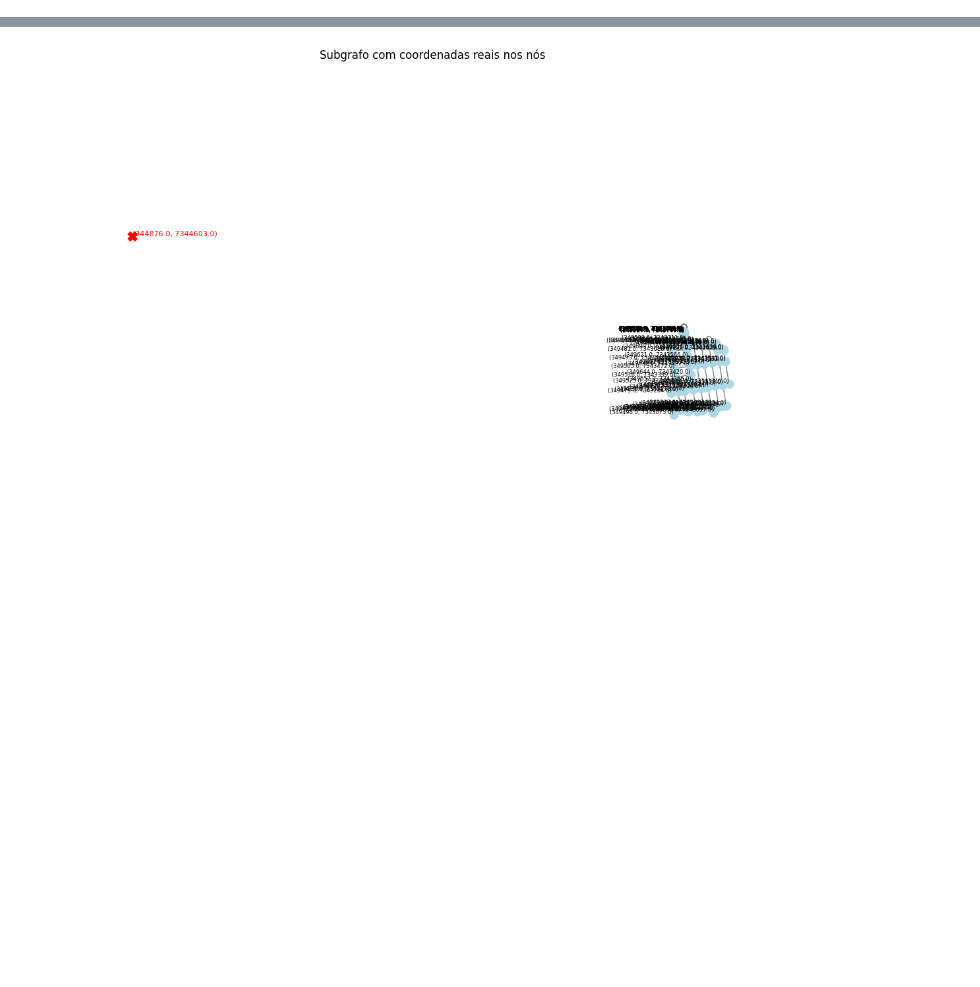
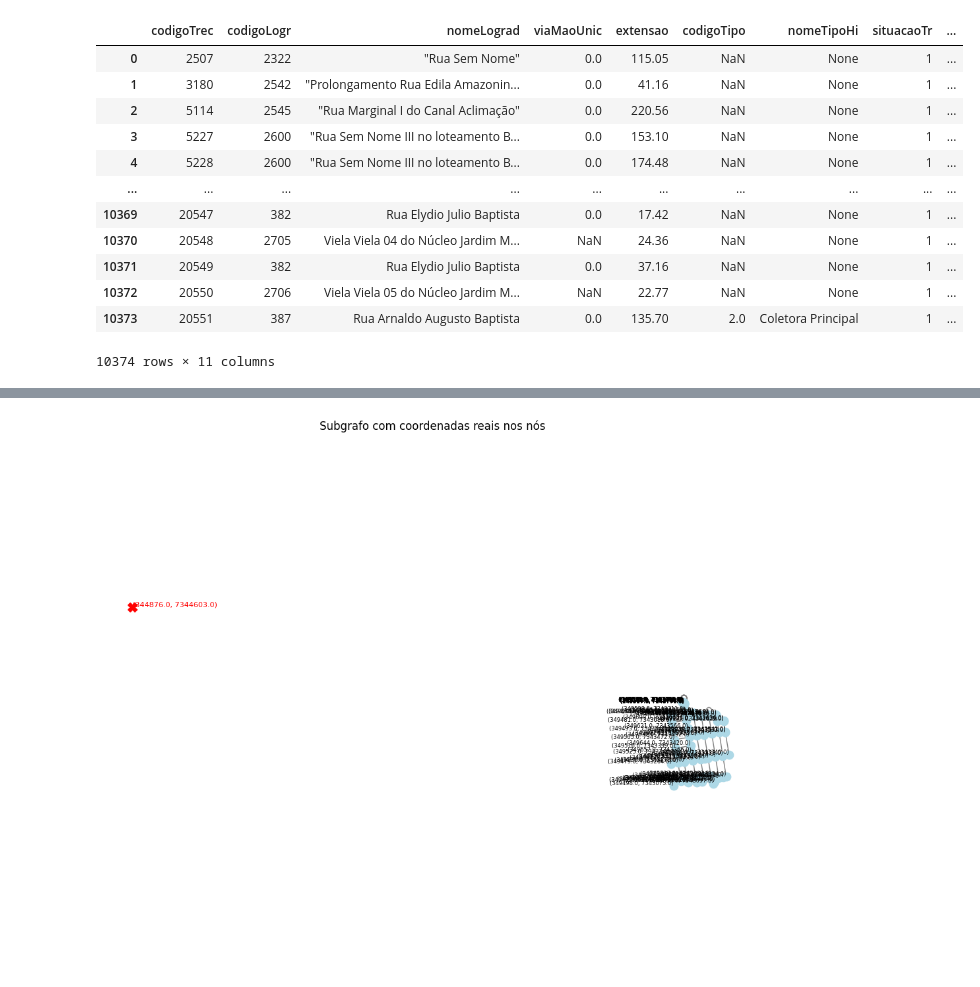
Before and after one commit to giovane1-8/praia_grande_calculo_rota, a Jupyter notebook: explorando_dados.ipynb, the cells around one changed output, grey strips where cells are left out. Drawn from its saved outputs; the diff is of its cells as text; code cells hidden in the pictures; blank space fills up the shorter version.

```diff
--- a/explorando_dados.ipynb
+++ b/explorando_dados.ipynb
@@ -7,10 +11,19 @@ from CalcularRotaShapefile import CalcularRotaShapefile
 # %%
 gdf = gpd.read_file("MapaTrechoCidade/MapaTrechoCidadeLine.shp")
 df = pd.read_csv("EquipamentoPublicoDados.csv", sep=",")
-
 shap = CalcularRotaShapefile("MapaTrechoCidade/MapaTrechoCidadeLine.shp")
-def arredondar(coord, precisao=0):
-        """
-        Arredonda uma coordenada para reduzir duplicidade de nós.
-        """
-        return (round(coord[0], precisao), round(coord[1], precisao))
+gdf
+# %% [output]
+|  | codigoTrec | codigoLogr | nomeLograd | viaMaoUnic | extensao | codigoTipo | nomeTipoHi | situacaoTr | ... |
+| 0 | 2507 | 2322 | "Rua Sem Nome" | 0.0 | 115.05 | NaN | None | 1 | ... |
+| 1 | 3180 | 2542 | "Prolongamento Rua Edila Amazonin... | 0.0 | 41.16 | NaN | None | 1 | ... |
+| 2 | 5114 | 2545 | "Rua Marginal I do Canal Aclimação" | 0.0 | 220.56 | NaN | None | 1 | ... |
+| 3 | 5227 | 2600 | "Rua Sem Nome III no loteamento B... | 0.0 | 153.10 | NaN | None | 1 | ... |
+| 4 | 5228 | 2600 | "Rua Sem Nome III no loteamento B... | 0.0 | 174.48 | NaN | None | 1 | ... |
+| ... | ... | ... | ... | ... | ... | ... | ... | ... | ... |
+| 10369 | 20547 | 382 | Rua Elydio Julio Baptista | 0.0 | 17.42 | NaN | None | 1 | ... |
+| 10370 | 20548 | 2705 | Viela Viela 04 do Núcleo Jardim M... | NaN | 24.36 | NaN | None | 1 | ... |
+| 10371 | 20549 | 382 | Rua Elydio Julio Baptista | 0.0 | 37.16 | NaN | None | 1 | ... |
+| 10372 | 20550 | 2706 | Viela Viela 05 do Núcleo Jardim M... | NaN | 22.77 | NaN | None | 1 | ... |
+| 10373 | 20551 | 387 | Rua Arnaldo Augusto Baptista | 0.0 | 135.70 | 2.0 | Coletora Principal | 1 | ... |
+10374 rows × 11 columns
```
Also changed, not shown: parts of 6 cells of this notebook, 3 other files.
